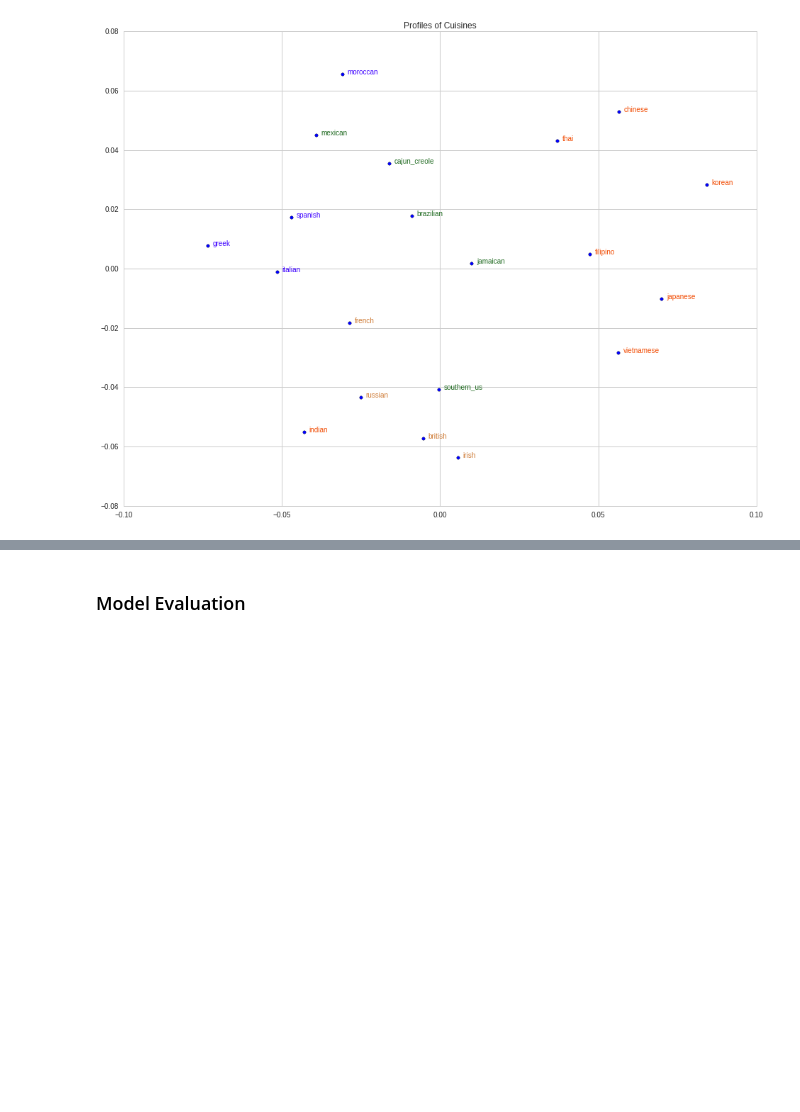
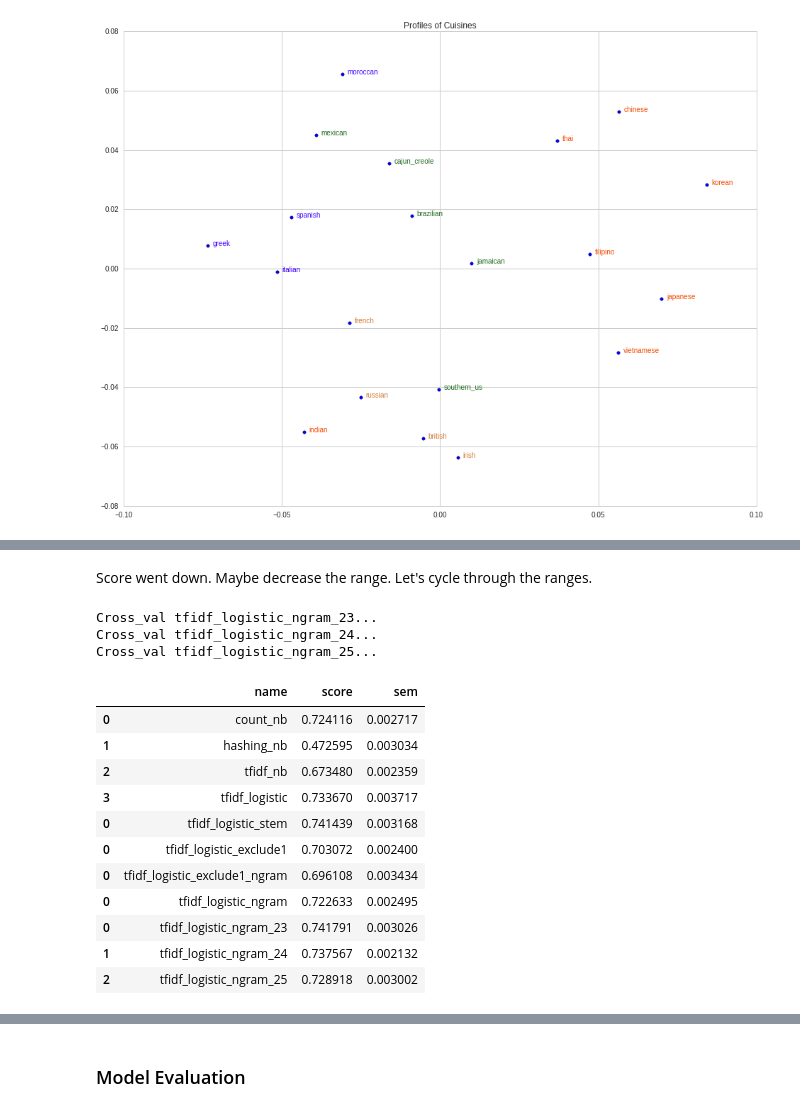
Before and after one commit to bluegrapes/DAT8Coursework, a Jupyter notebook: project2/code/README.ipynb, the cells around one changed output, grey strips where cells are left out. Saved outputs shown, nothing was run; the diff lists cells and outputs as text; code cells hidden in the pictures; blank space fills up the shorter version.

```diff
--- a/project2/code/README.ipynb
+++ b/project2/code/README.ipynb
@@ -492,0 +479,13 @@ clf_5.score(X, y)
+# %%
+# evaluate exclude 1 word ingredient model with ngram
+models = [
+    ('tfidf_logistic_exclude1_ngram',
+        Pipeline([('vect', TfidfVectorizer(strip_accents='unicode', norm='l2', ngram_range=(2,6))),
+                  ('clf', LogisticRegression(C=1e9))
+                 ])
+    ),
+]
+X = df['ingredients_exclude1']
+predExcludeWNGram = cross_val_models(models, X, y, 5)
+predDf = predDf.append(predExcludeWNGram, ignore_index=True)
+predDf
@@ -492,0 +526,32 @@ clf_5.score(X, y)
+# %% [markdown]
+Score went down.  Maybe decrease the range.  Let's cycle through the ranges.
+# %%
+# evaluating various ngram range
+ranges = [(2,3), (2,4), (2,5)]
+models = []
+for rng in ranges:
+    models.append(('tfidf_logistic_ngram_%d%d' % (rng[0], rng[1]),
+        Pipeline([('vect', TfidfVectorizer(strip_accents='unicode', ngram_range=rng)),
+                  ('clf', LogisticRegression(C=1e9))
+                 ])
+    ))
+# cross-validate them
+pd = cross_val_models(models, X, y, 5)
+predDf = predDf.append(pd)
+predDf
+# %% [output]
+Cross_val tfidf_logistic_ngram_23...
+Cross_val tfidf_logistic_ngram_24...
+Cross_val tfidf_logistic_ngram_25...
+|  | name | score | sem |
+| 0 | count_nb | 0.724116 | 0.002717 |
+| 1 | hashing_nb | 0.472595 | 0.003034 |
+| 2 | tfidf_nb | 0.673480 | 0.002359 |
+| 3 | tfidf_logistic | 0.733670 | 0.003717 |
+| 0 | tfidf_logistic_stem | 0.741439 | 0.003168 |
+| 0 | tfidf_logistic_exclude1 | 0.703072 | 0.002400 |
+| 0 | tfidf_logistic_exclude1_ngram | 0.696108 | 0.003434 |
+| 0 | tfidf_logistic_ngram | 0.722633 | 0.002495 |
+| 0 | tfidf_logistic_ngram_23 | 0.741791 | 0.003026 |
+| 1 | tfidf_logistic_ngram_24 | 0.737567 | 0.002132 |
+| 2 | tfidf_logistic_ngram_25 | 0.728918 | 0.003002 |
```
Also changed, not shown: parts of 59 cells of this notebook, 2 other files.
